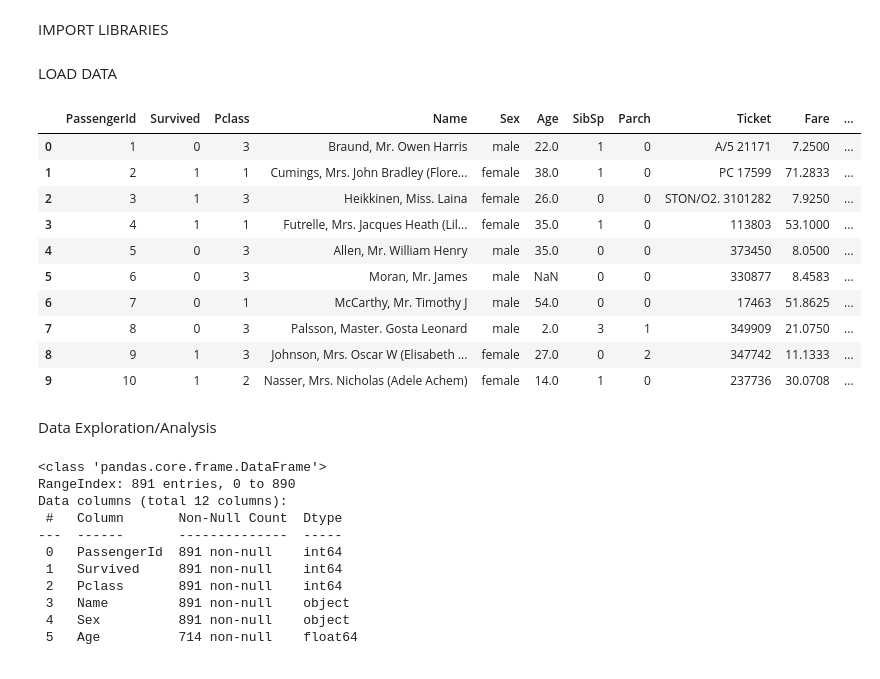
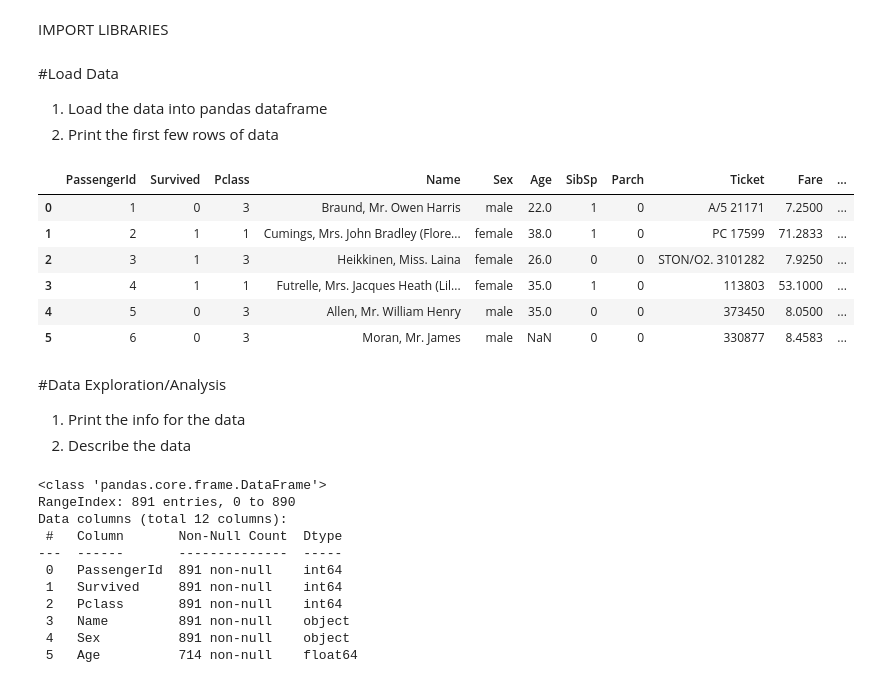
Before and after one commit to jayaemekar/Appiled-Machine-Learning, a Jupyter notebook: EXAM_TITANIC_NextSteps.ipynb, the cells around one changed output. Saved outputs shown, nothing was run; the diff lists cells and outputs as text; code cells hidden in the pictures.

```diff
--- a/EXAM_TITANIC_NextSteps.ipynb
+++ b/EXAM_TITANIC_NextSteps.ipynb
@@ -46,27 +47,27 @@ from sklearn.model_selection import GridSearchCV
 # Remove warnings
 import warnings
 warnings.filterwarnings('ignore')
-# %% [markdown]
-LOAD DATA
+# %% [markdown]
+#Load Data
+1. Load the data into pandas dataframe
+2. Print the first few rows of data
 # %%
 #Load the data
 titanic = pd.read_csv('/content/titanic_train.csv')
-#Print the first 10 rows of data
-titanic.head(10)
+#Print the first 6 rows of data
+titanic.head(6)
 # %% [output]
 |  | PassengerId | Survived | Pclass | Name | Sex | Age | SibSp | Parch | Ticket | Fare | ... |
 | 0 | 1 | 0 | 3 | Braund, Mr. Owen Harris | male | 22.0 | 1 | 0 | A/5 21171 | 7.2500 | ... |
 | 1 | 2 | 1 | 1 | Cumings, Mrs. John Bradley (Flore... | female | 38.0 | 1 | 0 | PC 17599 | 71.2833 | ... |
 | 2 | 3 | 1 | 3 | Heikkinen, Miss. Laina | female | 26.0 | 0 | 0 | STON/O2. 3101282 | 7.9250 | ... |
 | 3 | 4 | 1 | 1 | Futrelle, Mrs. Jacques Heath (Lil... | female | 35.0 | 1 | 0 | 113803 | 53.1000 | ... |
 | 4 | 5 | 0 | 3 | Allen, Mr. William Henry | male | 35.0 | 0 | 0 | 373450 | 8.0500 | ... |
 | 5 | 6 | 0 | 3 | Moran, Mr. James | male | NaN | 0 | 0 | 330877 | 8.4583 | ... |
-| 6 | 7 | 0 | 1 | McCarthy, Mr. Timothy J | male | 54.0 | 0 | 0 | 17463 | 51.8625 | ... |
-| 7 | 8 | 0 | 3 | Palsson, Master. Gosta Leonard | male | 2.0 | 3 | 1 | 349909 | 21.0750 | ... |
-| 8 | 9 | 1 | 3 | Johnson, Mrs. Oscar W (Elisabeth ... | female | 27.0 | 0 | 2 | 347742 | 11.1333 | ... |
-| 9 | 10 | 1 | 2 | Nasser, Mrs. Nicholas (Adele Achem) | female | 14.0 | 1 | 0 | 237736 | 30.0708 | ... |
-# %% [markdown]
-Data Exploration/Analysis
+# %% [markdown]
+#Data Exploration/Analysis
+1. Print the info for the data
+2. Describe the data
 # %%
 # Print the info for the data
 titanic.info()
```
Also changed, not shown: parts of 122 cells of this notebook.
